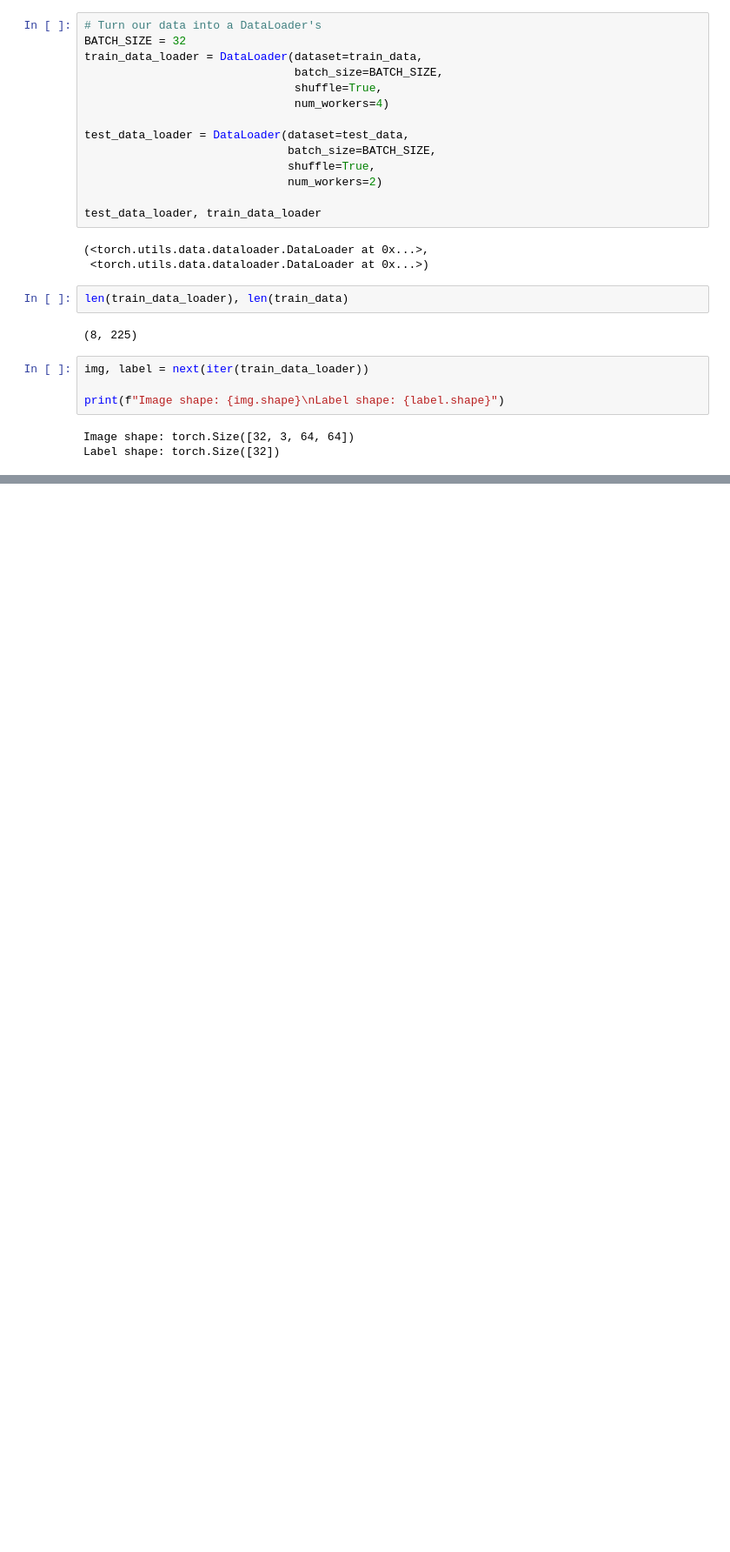
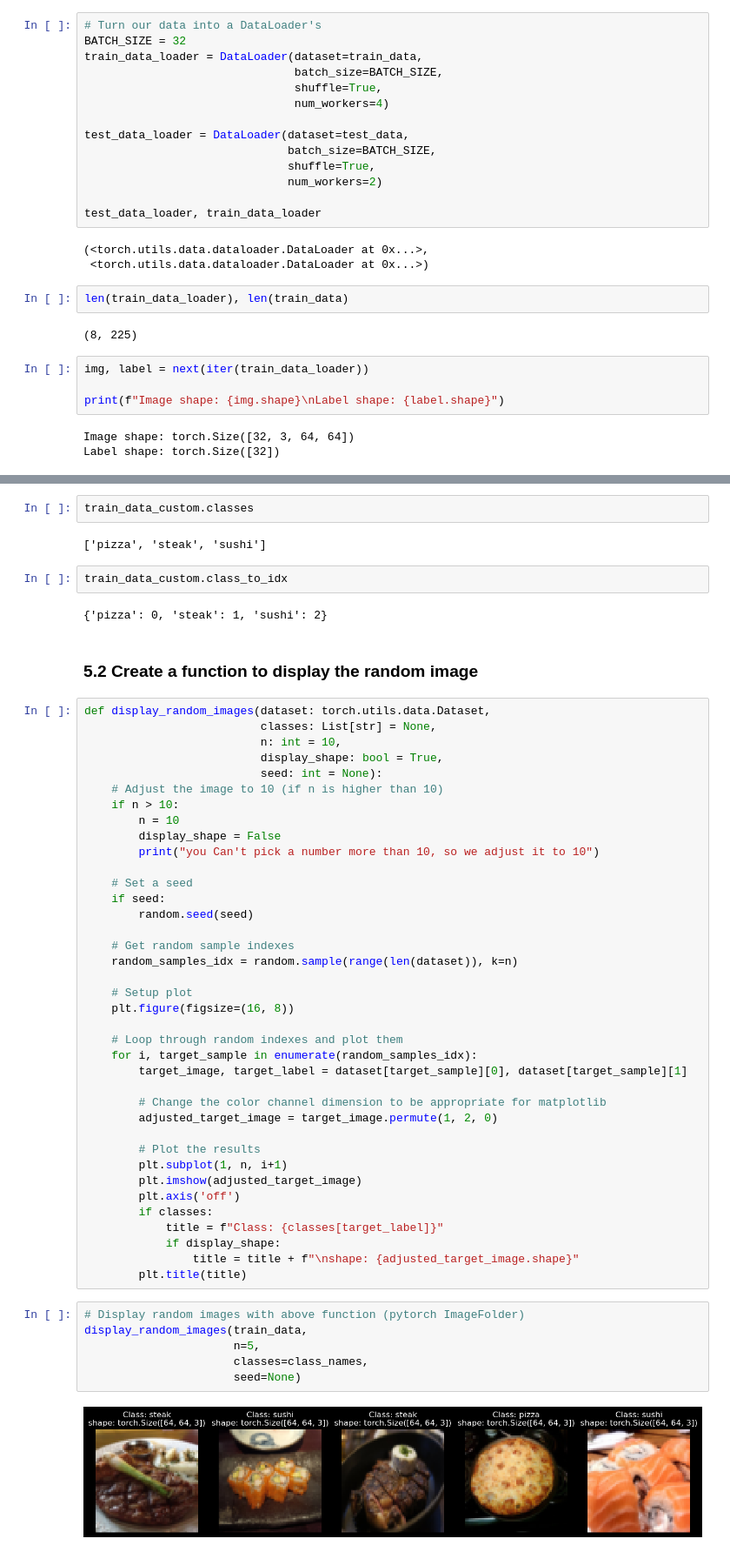
Before and after one commit to rezaazimibar/MachineLearning-projects-playground, a Jupyter notebook: tool_box_projects/00.DataPreprocessing/Pytorch_custom_datasets/pytorchCustomDatasets.ipynb, the cells around one changed output, grey strips where cells are left out. Shown at 87% size. Saved outputs shown, nothing was run; the diff lists cells and outputs as text; blank space fills up the shorter version.

```diff
--- a/tool_box_projects/00.DataPreprocessing/Pytorch_custom_datasets/pytorchCustomDatasets.ipynb
+++ b/tool_box_projects/00.DataPreprocessing/Pytorch_custom_datasets/pytorchCustomDatasets.ipynb
@@ -286,0 +443,56 @@ Label shape: torch.Size([32])
+# %%
+train_data_custom.classes
+# %% [output]
+['pizza', 'steak', 'sushi']
+# %%
+train_data_custom.class_to_idx
+# %% [output]
+{'pizza': 0, 'steak': 1, 'sushi': 2}
+# %% [markdown]
+### 5.2 Create a function to display the random image
+# %%
+def display_random_images(dataset: torch.utils.data.Dataset,
+                          classes: List[str] = None,
+                          n: int = 10,
+                          display_shape: bool = True,
+                          seed: int = None):
+    # Adjust the image to 10 (if n is higher than 10)
+    if n > 10:
+        n = 10
+        display_shape = False
+        print("you Can't pick a number more than 10, so we adjust it to 10")
+
+    # Set a seed
+    if seed:
+        random.seed(seed)
+
+    # Get random sample indexes
+    random_samples_idx = random.sample(range(len(dataset)), k=n)
+
+    # Setup plot
+    plt.figure(figsize=(16, 8))
+
+    # Loop through random indexes and plot them
+    for i, target_sample in enumerate(random_samples_idx):
+        target_image, target_label = dataset[target_sample][0], dataset[target_sample][1]
+
+        # Change the color channel dimension to be appropriate for matplotlib
+        adjusted_target_image = target_image.permute(1, 2, 0)
+
+        # Plot the results
+        plt.subplot(1, n, i+1)
+        plt.imshow(adjusted_target_image)
+        plt.axis('off')
+        if classes:
+            title = f"Class: {classes[target_label]}"
+            if display_shape:
+                title = title + f"\nshape: {adjusted_target_image.shape}"
+        plt.title(title)
+# %%
+# Display random images with above function (pytorch ImageFolder)
+display_random_images(train_data,
+                      n=5,
+                      classes=class_names,
+                      seed=None)
+# %% [output]
+[figure, added]
```
Also changed, not shown: parts of 36 cells of this notebook, 5 other files.
